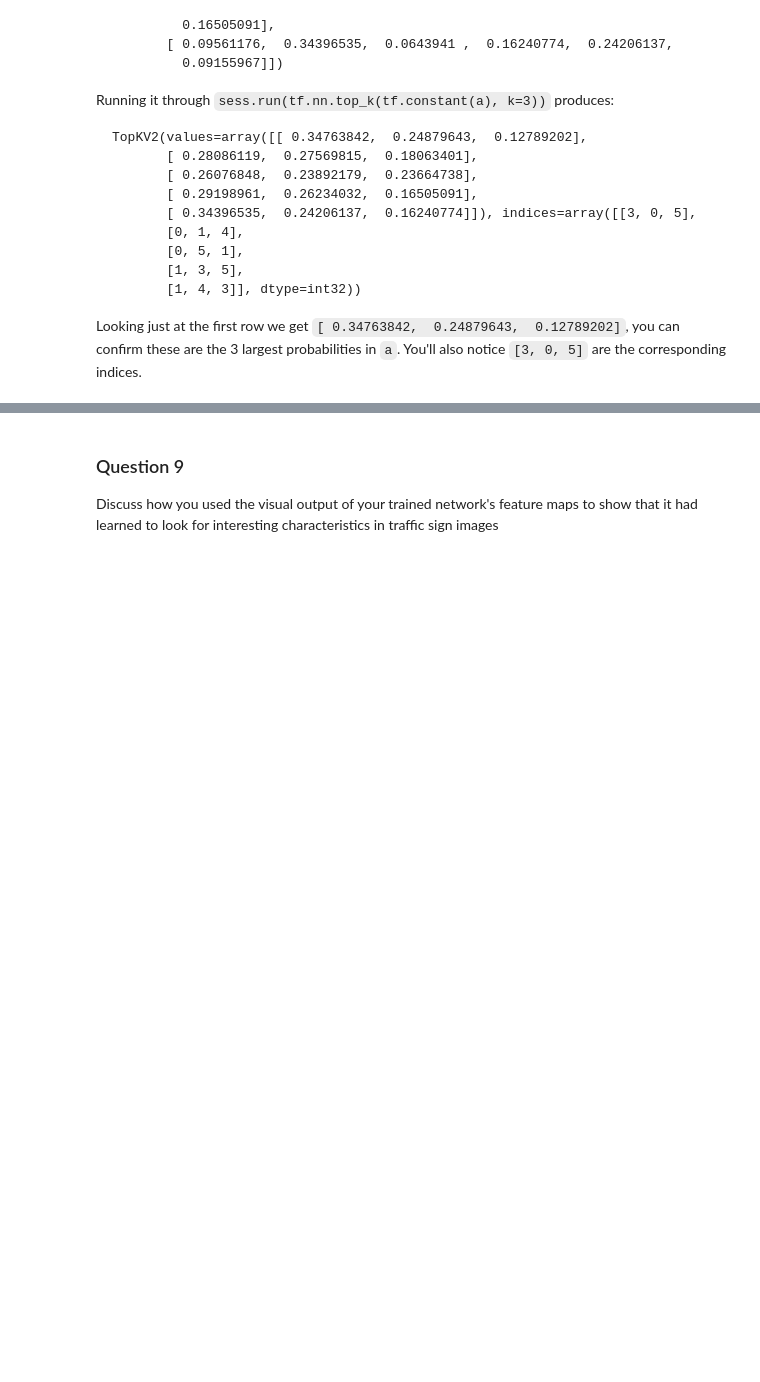
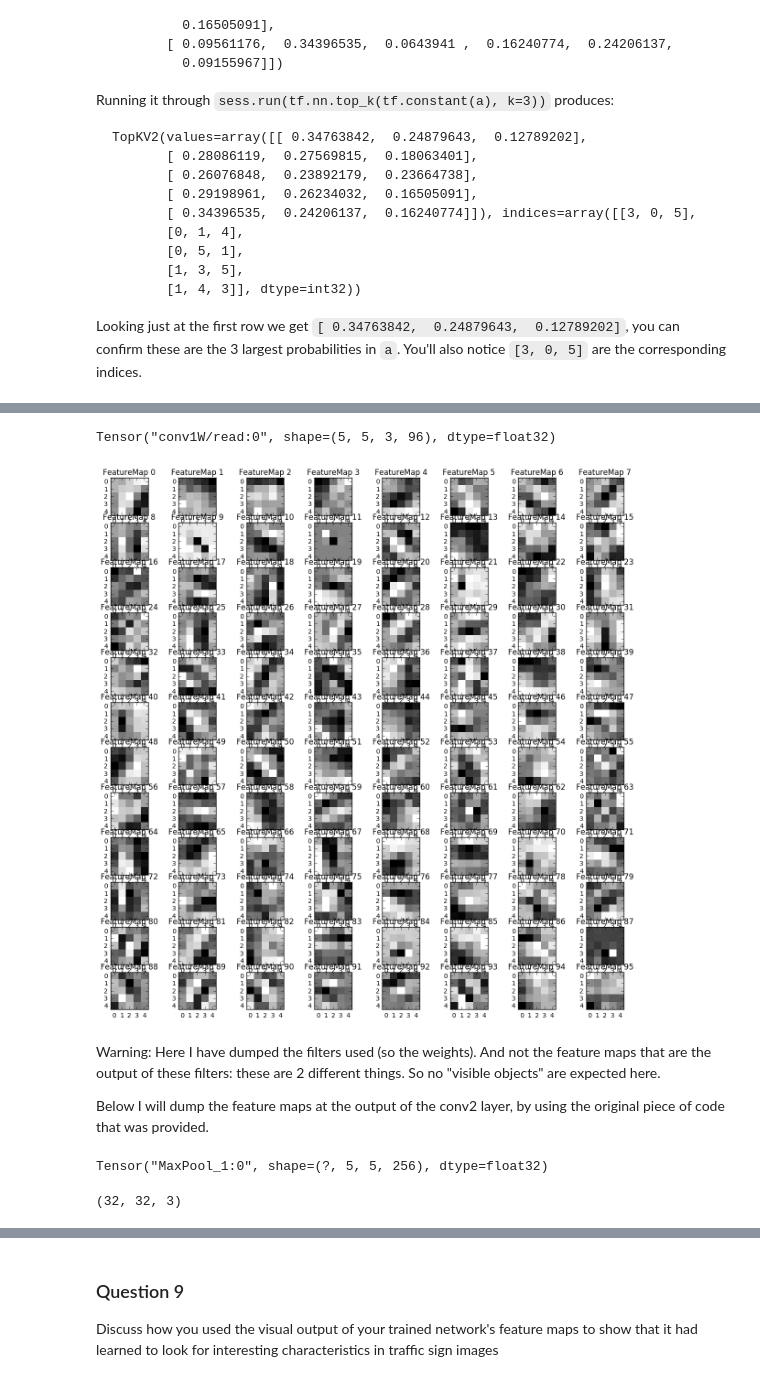
Before and after one commit to PhilippeW83440/SDCND, a Jupyter notebook: CarND-Traffic-Sign-Classifier-Project/Traffic_Sign_Classifier.ipynb, the cells around one changed output, grey strips where cells are left out. Cells and saved outputs as stored; diff of their text form; code cells hidden in the pictures; blank space fills up the shorter version.

Commit message:
CarND-Traffic-Sign-Classifier-Project: ValAcc 99 TestAcc 97.5 + optional part

```diff
--- a/CarND-Traffic-Sign-Classifier-Project/Traffic_Sign_Classifier.ipynb
+++ b/CarND-Traffic-Sign-Classifier-Project/Traffic_Sign_Classifier.ipynb
@@ -747,23 +758,27 @@ For an example of what feature map outputs look like, check out NVIDIA's results
 # activation_min/max: can be used to view the activation contrast in more detail, by default matplot sets min and max to the actual min and max values of the output
 # plt_num: used to plot out multiple different weight feature map sets on the same block, just extend the plt number for each new feature map entry
 
-def outputFeatureMap(image_input, tf_activation, activation_min=-1, activation_max=-1 ,plt_num=1, sess):
+#def outputFeatureMap(image_input, tf_activation, activation_min=-1, activation_max=-1 ,plt_num=1):
+def outputFeatureMap(activation, activation_min=-1, activation_max=-1 ,plt_num=1):
     # Here make sure to preprocess your image_input in a way your network expects
     # with size, normalization, ect if needed
     # image_input =
     # Note: x should be the same name as your network's tensorflow data placeholder variable
     # If you get an error tf_activation is not defined it maybe having trouble accessing the variable from inside a function
-    activation = tf_activation.eval(session=sess,feed_dict={x : image_input})
+
+    #activation = tf_activation.eval(session=sess,feed_dict={x : image_input})
+    #activation = tf_activation.eval()
+
     featuremaps = activation.shape[3]
     plt.figure(plt_num, figsize=(15,15))
     for featuremap in range(featuremaps):
-        plt.subplot(6,8, featuremap+1) # sets the number of feature maps to show on each row and column
+        plt.subplot(12,8, featuremap+1) # sets the number of feature maps to show on each row and column
         plt.title('FeatureMap ' + str(featuremap)) # displays the feature map number
         if activation_min != -1 & activation_max != -1:
-            plt.imshow(activation[0,:,:, featuremap], interpolation="nearest", vmin =activation_min, vmax=activation_max, cmap="gray")
+            plt.imshow(activation[:,:,0, featuremap], interpolation="nearest", vmin =activation_min, vmax=activation_max, cmap="gray")
         elif activation_max != -1:
-            plt.imshow(activation[0,:,:, featuremap], interpolation="nearest", vmax=activation_max, cmap="gray")
+            plt.imshow(activation[:,:,0, featuremap], interpolation="nearest", vmax=activation_max, cmap="gray")
         elif activation_min !=-1:
-            plt.imshow(activation[0,:,:, featuremap], interpolation="nearest", vmin=activation_min, cmap="gray")
+            plt.imshow(activation[:,:,0, featuremap], interpolation="nearest", vmin=activation_min, cmap="gray")
         else:
-            plt.imshow(activation[0,:,:, featuremap], interpolation="nearest", cmap="gray")
+            plt.imshow(activation[:,:,0, featuremap], interpolation="nearest", cmap="gray")
@@ -771,0 +785,28 @@ SyntaxError: non-default argument follows default argument (<ipython-input-29-25
+# %%
+import tensorflow as tf
+import matplotlib.pyplot as plt
+# Visualizations will be shown in the notebook.
+%matplotlib inline
+
+sess = tf.Session()
+new_saver = tf.train.import_meta_graph('lenet.meta')
+new_saver.restore(sess, tf.train.latest_checkpoint('./'))
+all_vars = tf.get_collection('vars')
+v = all_vars[0]
+print(v)
+v_ = sess.run(v)
+#print(v_)
+outputFeatureMap(v_) # just for conv1W
+
+#for v in all_vars:
+#    v_ = sess.run(v)
+#    outputFeatureMap(v_)
+    #print(v_)
+# %% [output]
+Tensor("conv1W/read:0", shape=(5, 5, 3, 96), dtype=float32)
+[figure, added]
+# %% [markdown]
+Warning:
+Here I have dumped the filters used (so the weights). And not the feature maps that are the output of these filters: these are 2 different things. So no "visible objects" are expected here.
+
+Below I will dump the feature maps at the output of the conv2 layer, by using the original piece of code that was provided.
@@ -771,0 +847,8 @@ SyntaxError: non-default argument follows default argument (<ipython-input-29-25
+# %%
+print(conv2_activation)
+# %% [output]
+Tensor("MaxPool_1:0", shape=(?, 5, 5, 256), dtype=float32)
+# %%
+print(X_test[0].shape)
+# %% [output]
+(32, 32, 3)
```
Also changed, not shown: parts of 16 cells of this notebook, 3 other files.
